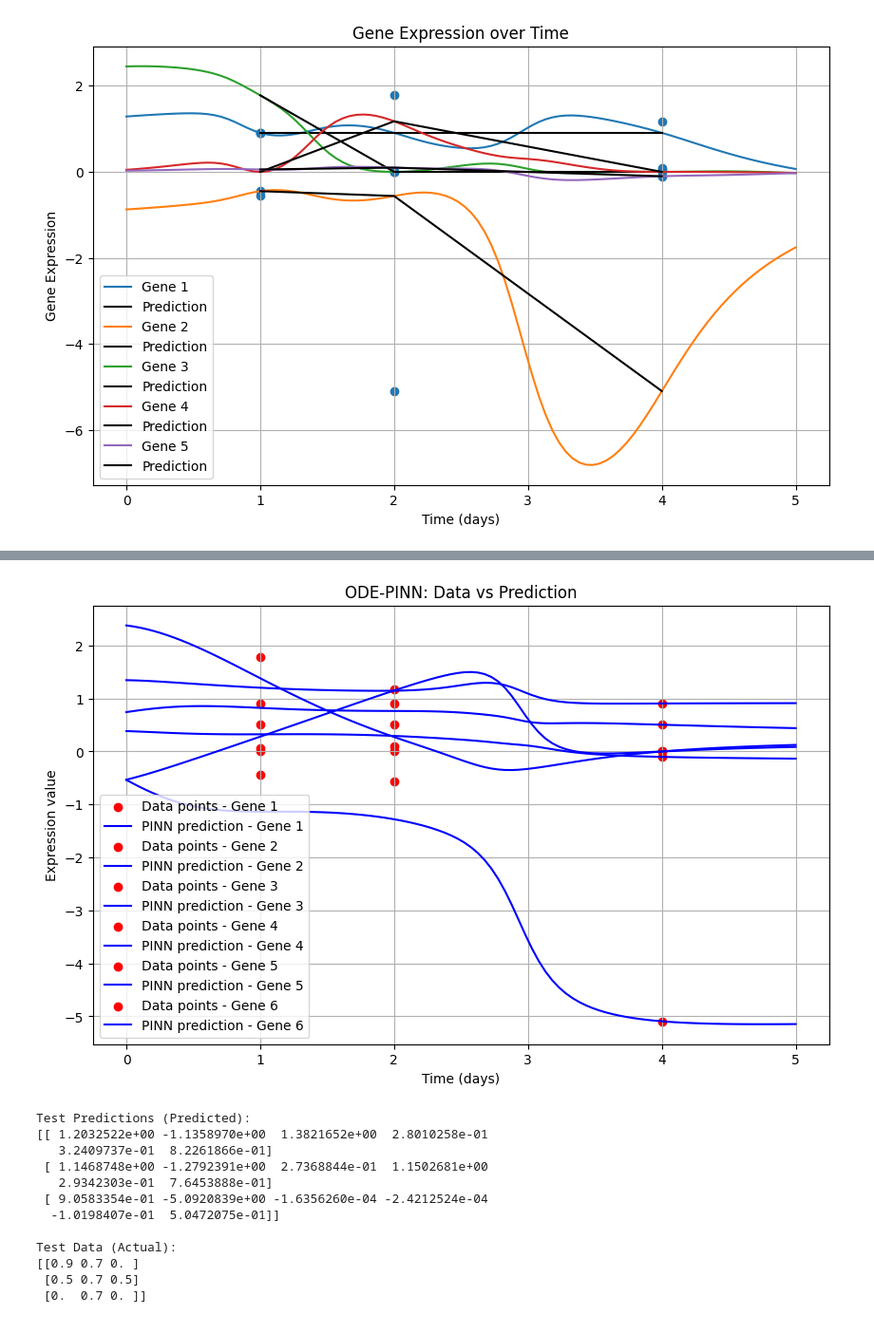
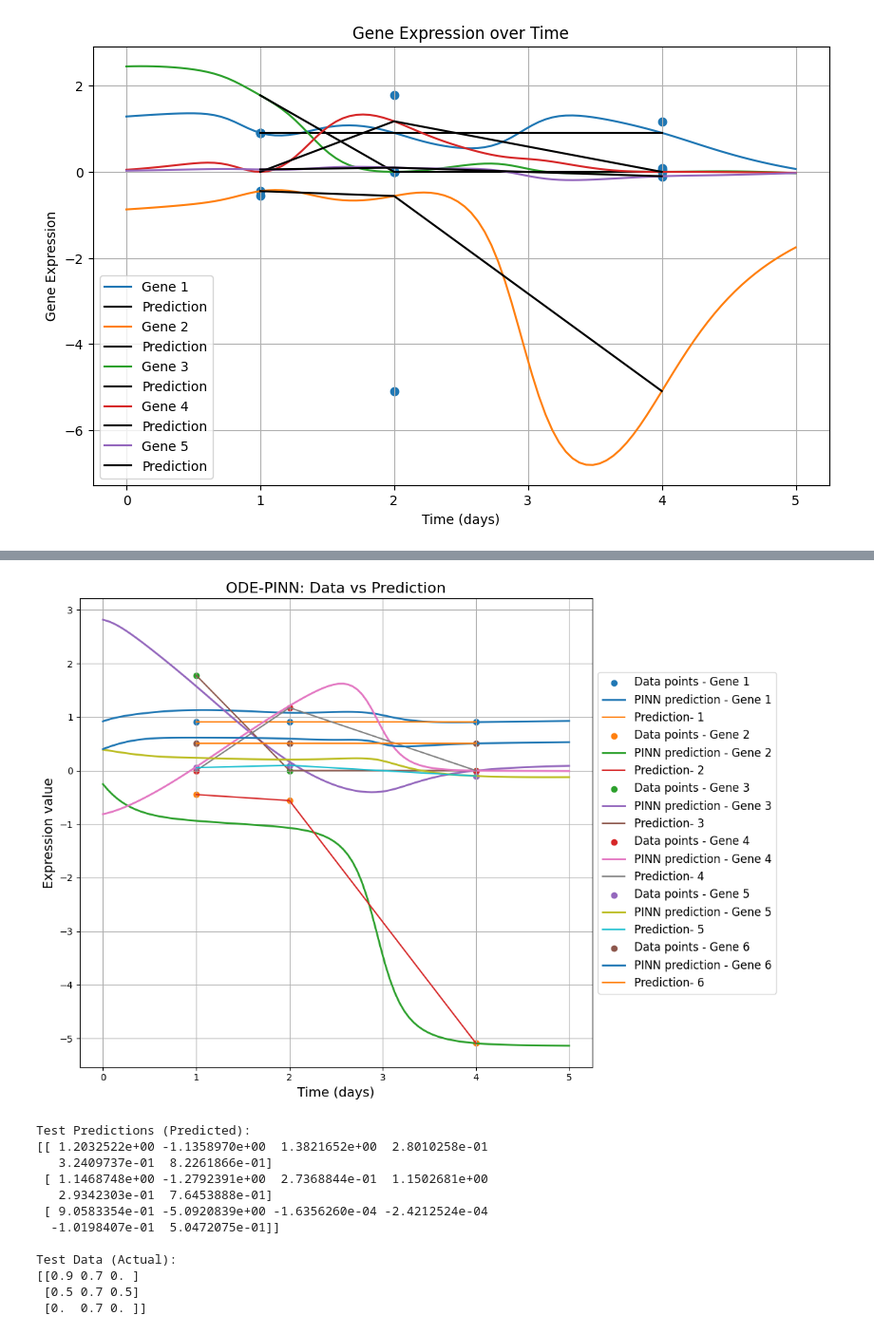
Before and after one commit to prabal5ghosh/research-project-on-physics-informed-machine-learning-on-transcriptomics-data, a Jupyter notebook: pinn_1.ipynb, the cells around one changed output, grey strips where cells are left out. Shown at 95% size. Drawn from its saved outputs; the diff is of its cells as text; code cells hidden in the pictures.

```diff
--- a/pinn_1.ipynb
+++ b/pinn_1.ipynb
@@ -292,29 +223,49 @@ Predicted Values:
 # %%
 import matplotlib.pyplot as plt
+import numpy as np
 
-# Generate a range of time points for smooth curve
+# Generate a range of time points for a smooth curve
 t_smooth = np.linspace(0, 5, 100).reshape(-1, 1)
 
-# Get predictions for the smooth curve
+# Get predictions for the smooth curve (replace `model` with your trained model)
 x_smooth = model(t_smooth).numpy()
 
-# Plot
-plt.figure(figsize=(10, 6))
+# Create a large figure
+plt.figure(figsize=(14, 8))
 
 # Loop through each gene and plot its data and prediction
 for i in range(num_genes):
-    plt.scatter(time_points, expression_values[i], color='red', label=f'Data points - Gene {i+1}')
-    plt.plot(t_smooth, x_smooth[:, i], color='blue', label=f'PINN prediction - Gene {i+1}')
+    plt.scatter(
+        time_points,
+        expression_values[i],
+        label=f'Data points - Gene {i+1}',
+        marker='o',
+    )
+    plt.plot(
+        t_smooth,
+        x_smooth[:, i],
+        label=f'PINN prediction - Gene {i+1}',
+        linewidth=2,
+    )
 
-plt.xlabel('Time (days)')
-plt.ylabel('Expression value')
-plt.title('ODE-PINN: Data vs Prediction')
-plt.legend()
+    plt.plot(time_points, expression_values[i, ], label=f'Prediction- {i+1}')
+
+# Labels, title, and grid
+plt.xlabel('Time (days)', fontsize=14)
+plt.ylabel('Expression value', fontsize=14)
+plt.title('ODE-PINN: Data vs Prediction', fontsize=16)
 plt.grid(True)
 
+# Adjust legend: Move it outside the plot area
+plt.legend(loc='center left', bbox_to_anchor=(1, 0.5), fontsize=12)
+
+# Adjust layout to prevent overlap
+plt.tight_layout(rect=[0, 0, 0.8, 1])  # Make space for the legend on the right
+
+# Show the plot
 plt.show()
 # %% [output]
-[figure, old version]
+[figure, new version]
 # %%
 import matplotlib.pyplot as plt
 
```
Also changed, not shown: parts of 3 cells of this notebook.
